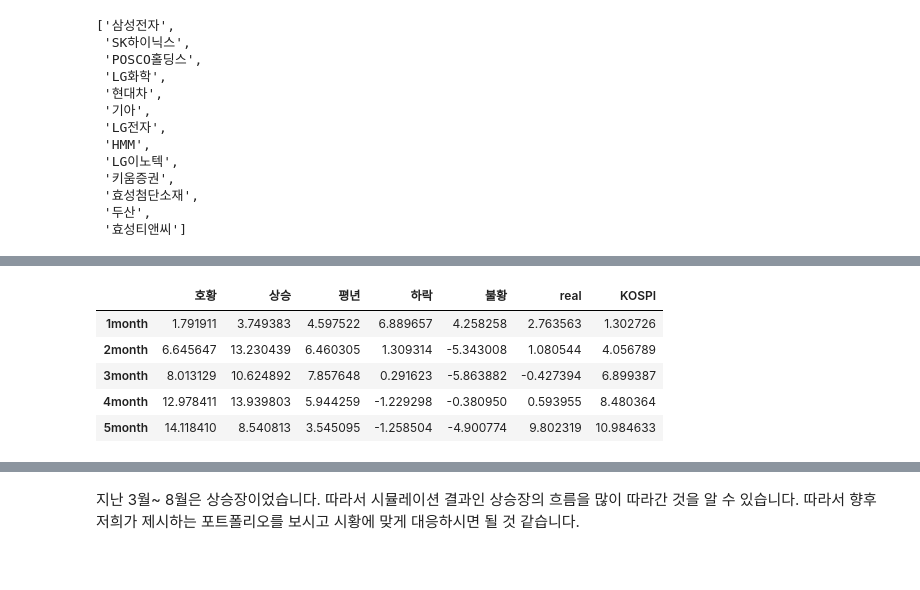
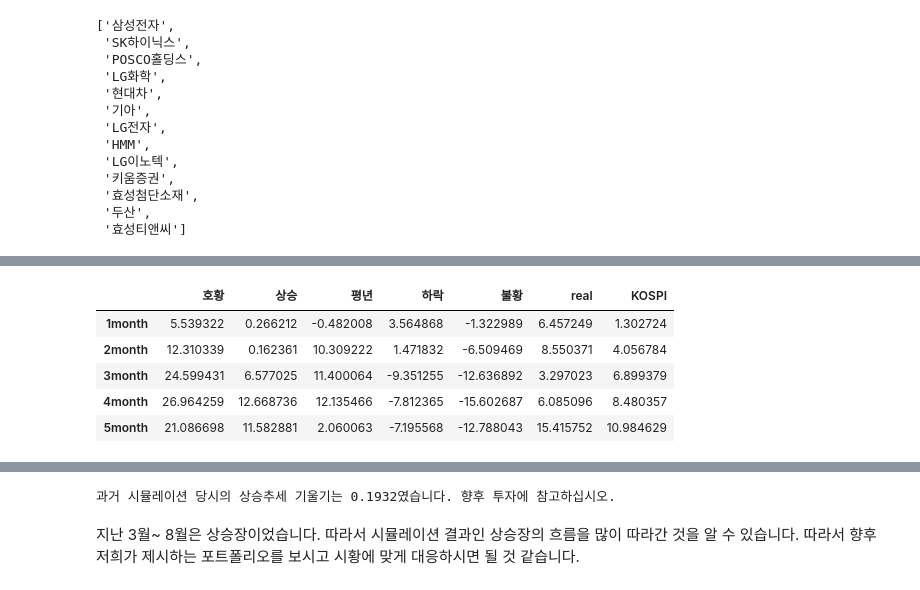
Before and after one commit to DanDanHeeWorld/to_upward, a Jupyter notebook: 포트폴리오구성+monte3.ipynb, the cells around one changed output, grey strips where cells are left out. Cells and saved outputs as stored; diff of their text form; code cells hidden in the pictures.

```diff
--- a/포트폴리오구성+monte3.ipynb
+++ b/포트폴리오구성+monte3.ipynb
@@ -154,11 +219,11 @@ daily_cov = daily_ret.cov()
 annual_cov = daily_cov * before_data[stocks].shape[0]
 # %%
 tmp2 = pd.DataFrame((annual_ret-0.02)/daily_ret.std()*np.sqrt(252),columns= ['Shape']).sort_values(by='Shape',ascending=False)
-stocks = list(tmp2.iloc[0:5].index)# 상위 5개 선정
-daily_ret = before_data[stocks].pct_change()
-annual_ret = (1+daily_ret.mean())**before_data[stocks].shape[0]-1
+stocks2 = list(tmp2.iloc[0:5].index)# 상위 5개 선정
+daily_ret = before_data[stocks2].pct_change()
+annual_ret = (1+daily_ret.mean())**before_data[stocks2].shape[0]-1
 daily_cov = daily_ret.cov()
-annual_cov = daily_cov * before_data[stocks].shape[0]
+annual_cov = daily_cov * before_data[stocks2].shape[0]
 rf = 0.0325
 # 개별 shape 말고 고객에게 제시하는 주식 중 고객이 선택한 주식과 상관계수가 낮은 기업으로 포트폴리오를 구성해주는 것은 어떨까?
 # %%
@@ -227,4 +293,4 @@ def get_portfolio(stocks,annual_ret,annual_cov):
 
     return max_shape,min_risk,tmp2,df
 # %%
-max_shape,min_risk,tmp2,df = get_portfolio(stocks,annual_ret,annual_cov)
+max_shape,min_risk,tmp2,df = get_portfolio(stocks2,annual_ret,annual_cov)
@@ -356,6 +432,6 @@ stock_money
 # %%
 sim_num = 1000
-balance_df = monte_sim(sim_num,before_data,stocks,stock_money)
+balance_df = monte_sim(sim_num,before_data,stocks2,stock_money)
 balance_df
 # %% [output]
 |  | 0 | 1 | 2 | 3 | 4 | 5 | 6 | 7 | 8 | 9 | ... | ... |
@@ -379,6 +450,6 @@ plt.show()
 # %%
 import plotly.express as px
-def get_simret(balance_df,balance,max_shape,solution,now_data=None,kospi200=None):
+def get_simret(balance_df,balance,stocks2,max_shape,solution,now_data=None,kospi200=None):
     port_weigth = max_shape[max_shape.columns[3:]].values
     tmp3 = pd.DataFrame()
     for i in [0.9,0.75,0.5,0.25,0.1]:
@@ -392,10 +463,14 @@ def get_simret(balance_df,balance,max_shape,solution,now_data=None,kospi200=None
     tmp3.columns =['호황','상승','평년','하락','불황']
     if now_data is not None:
         future_data = now_data[(now_data.index >before_data.index.max())&(now_data.index < dt.datetime(2023,8,2))]
-        future_data = future_data[stocks].groupby(future_data.index.to_period('M')).first()
+        future_data = future_data[stocks2].groupby(future_data.index.to_period('M')).first()
         future_data = (future_data/future_data.iloc[0]-1).drop(index=future_data.index[0])
         tmp3['real'] = ((future_data*port_weigth).sum(axis=1)*100).to_list()
-    tmp3 = tmp3*(1-solution) + rf*solution*100
+    if solution >0:
+      tmp3 = tmp3*(1-solution) + rf*solution*100
+    else:
+      tmp3 = tmp3*(1-solution)
+
     if kospi200 is not None:
         f_kospi =kospi200[(kospi200.index >before_data.index.max())&(kospi200.index < dt.datetime(2023,8,2))]
         f_kospi = f_kospi.groupby(f_kospi.index.to_period('M')).first()
@@ -406,11 +527,11 @@ def get_simret(balance_df,balance,max_shape,solution,now_data=None,kospi200=None
 # %%
-sim_data = get_simret(balance_df,balance,max_shape,solution,now_data,kospi200)
+sim_data = get_simret(balance_df,balance,stocks2,max_shape,solution,now_data,kospi200)
 display(sim_data)
 display(px.line(sim_data))
 # %% [output]
 |  | 호황 | 상승 | 평년 | 하락 | 불황 | real | KOSPI |
-| 1month | 1.791911 | 3.749383 | 4.597522 | 6.889657 | 4.258258 | 2.763563 | 1.302726 |
-| 2month | 6.645647 | 13.230439 | 6.460305 | 1.309314 | -5.343008 | 1.080544 | 4.056789 |
-| 3month | 8.013129 | 10.624892 | 7.857648 | 0.291623 | -5.863882 | -0.427394 | 6.899387 |
-| 4month | 12.978411 | 13.939803 | 5.944259 | -1.229298 | -0.380950 | 0.593955 | 8.480364 |
-| 5month | 14.118410 | 8.540813 | 3.545095 | -1.258504 | -4.900774 | 9.802319 | 10.984633 |
+| 1month | 5.539322 | 0.266212 | -0.482008 | 3.564868 | -1.322989 | 6.457249 | 1.302724 |
+| 2month | 12.310339 | 0.162361 | 10.309222 | 1.471832 | -6.509469 | 8.550371 | 4.056784 |
+| 3month | 24.599431 | 6.577025 | 11.400064 | -9.351255 | -12.636892 | 3.297023 | 6.899379 |
+| 4month | 26.964259 | 12.668736 | 12.135466 | -7.812365 | -15.602687 | 6.085096 | 8.480357 |
+| 5month | 21.086698 | 11.582881 | 2.060063 | -7.195568 | -12.788043 | 15.415752 | 10.984629 |
@@ -417,3 +539,7 @@ display(px.line(sim_data))
+# %%
+print(f'과거 시뮬레이션 당시의 상승추세 기울기는 {slope:0.4}였습니다. 향후 투자에 참고하십시오.')
+# %% [output]
+과거 시뮬레이션 당시의 상승추세 기울기는 0.1932였습니다. 향후 투자에 참고하십시오.
 # %% [markdown]
 지난 3월~ 8월은 상승장이었습니다. 따라서 시뮬레이션 결과인 상승장의 흐름을 많이 따라간 것을 알 수 있습니다.
 따라서 향후 저희가 제시하는 포트폴리오를 보시고 시황에 맞게 대응하시면 될 것 같습니다.
```
Also changed, not shown: parts of 40 cells of this notebook.
